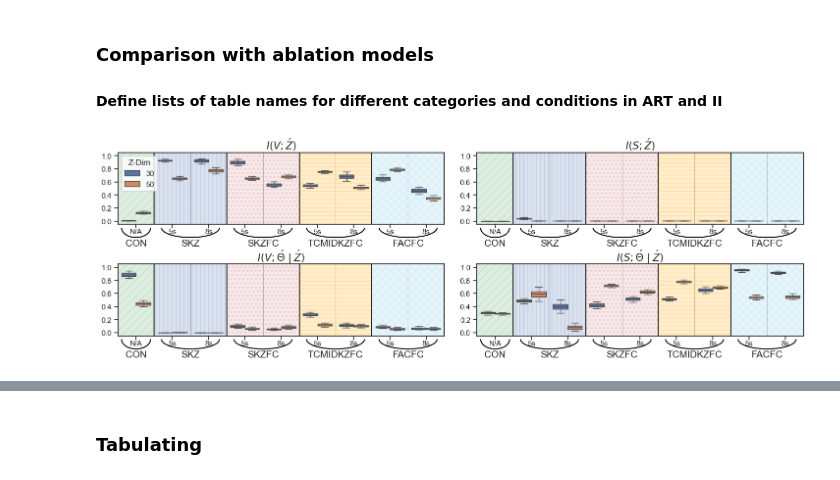
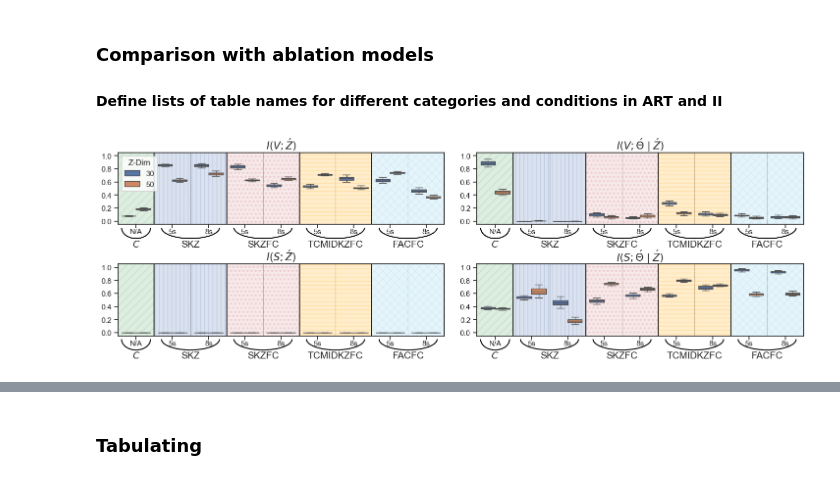
Before and after one commit to JunetaeKim/VABAM, a Jupyter notebook: VisualizationMetrics.ipynb, the cells around one changed output, grey strips where cells are left out. Cells and saved outputs as stored; diff of their text form; code cells hidden in the pictures.

```diff
--- a/VisualizationMetrics.ipynb
+++ b/VisualizationMetrics.ipynb
@@ -134,8 +134,14 @@ AnaltableSet['MetricNew'] = AnaltableSet['Metrics'].str.replace(r'\(\w+\)\s*', '
 MetricRename2 = {'I(V;Z)' : '$I(V;Z)$', 'MAPE' : '$MAPE$', 'FQI':'$FQI$', '$I(V; \\acute{Z} \\mid Z)$':'$I(V; \\acute{Z} \\mid Z)$' }
 AnaltableSet['MetricNew'] = AnaltableSet['MetricNew'].map(MetricRename2)
 
-AnaltableSet['Values'] = AnaltableSet.groupby('Metrics')['Values'].transform(lambda x: (x - x.min()) / (x.max() - x.min()))
+
+# For normalization
+AnaltableSet['MetricsNorm'] = AnaltableSet['Metrics']
+AnaltableSet.loc[AnaltableSet['Metrics'].isin(['(i) I(V;Z)', '(ii) $I(V; \\acute{Z} \\mid Z)$']), 'MetricsNorm'] = '$I(V; \\acute{Z} , Z)$'
+AnaltableSet['Values'] = AnaltableSet.groupby('MetricsNorm')['Values'].transform(lambda x: (x - x.min()) / (x.max() - x.min()))
+#AnaltableSet['Values'] = AnaltableSet.groupby('Metrics')['Values'].transform(lambda x: (x - x.min()) / (x.max() - x.min()))
 metrics_categories = ['$MAPE$','$FQI$', '$I(V;Z)$', '$I(V; \\acute{Z} \\mid Z)$']
+
 
 # Rename models in the analysis table set and update the table list
 AnaltableSet['Z-Dim'] = AnaltableSet['Model'].apply(extract_dimension)
@@ -170,7 +176,7 @@ sns.set(style="ticks")
 
 # Create 2x2 subplots for each metric category
 fig, axes = plt.subplots(2, 2, figsize=(18, 5.5))  # Adjust the figure size as needed
-axes = axes.flatten(order='F')  # Flatten the 2D array of axes into 1D for easy iteration
+axes = axes.flatten(order='C')  # Flatten the 2D array of axes into 1D for easy iteration
 
 PlotIdx = 0
 # Plotting logic for each subplot
@@ -217,13 +223,13 @@ for i, metric in enumerate(metrics_categories):
         y_offset = -0.15
 
     # Add underbraces with the function
-    add_underbrace(ax, 0, 'Beta', width=0.8, height=0.2 ,y_offset=y_offset)
-    add_underbrace(ax, 1., 'CON', width=0.8, height=0.2 ,y_offset=y_offset)
+    add_underbrace(ax, 0, '$B$', width=0.8, height=0.2 ,y_offset=y_offset)
+    add_underbrace(ax, 1., '$C$', width=0.8, height=0.2 ,y_offset=y_offset)
     add_underbrace(ax, 2.5, 'SKZ', width=1.6, height=0.2 ,y_offset=y_offset)
     add_underbrace(ax, 4.5, 'SKZFC', width=1.6, height=0.2 ,y_offset=y_offset)
-    add_underbrace(ax, 6., 'TC', width=0.8, height=0.2 ,y_offset=y_offset)
+    add_underbrace(ax, 6., '$TC$', width=0.8, height=0.2 ,y_offset=y_offset)
     add_underbrace(ax, 7.5, 'TCMIDKZFC', width=1.6, height=0.2 ,y_offset=y_offset)
-    add_underbrace(ax, 9., 'FAC', width=0.8, height=0.2 ,y_offset=y_offset)
+    add_underbrace(ax, 9., '$FAC$', width=0.8, height=0.2 ,y_offset=y_offset)
     add_underbrace(ax, 10.5, 'FACFC', width=1.6, height=0.2 ,y_offset=y_offset)
 
     ax.set_title(metric , fontsize=15, pad=5)
@@ -314,7 +320,12 @@ TabList_ART = ['ConVAE_ART_30', 'ConVAE_ART_50',   'SKZ_ART_30_500','SKZ_ART_30_
 AnalTabList = TabList_II  # TabList_ART   TabList_II
 AnalMItableSet =  MItableSet[(MItableSet['Model'].isin(AnalTabList))].reset_index(drop=True)
 AnalMItableSet['MetricNew'] = AnalMItableSet['Metrics'].str.replace(r'\(\w+\)\s*', '', regex=True)  # Extract new metric names
-AnalMItableSet['Values'] = AnalMItableSet.groupby('Metrics')['Values'].transform(lambda x: (x - x.min()) / (x.max() - x.min()))
+
+
+AnalMItableSet['MetricsNorm'] = AnalMItableSet['Metrics']
+AnalMItableSet.loc[AnalMItableSet['Metrics'].isin(['(vi) $I(S;\\acute{\\Theta} \\mid \\acute{Z})$', '(v) $I(S;\\acute{Z})$']), 'MetricsNorm'] = '$I(S;\\acute{\\Theta} , \\acute{Z})$'
+AnalMItableSet.loc[AnalMItableSet['Metrics'].isin(['(iv) $I(V;\\acute{\\Theta} \\mid \\acute{Z})$', '(iii) $I(V;\\acute{Z})$']), 'MetricsNorm'] = '$I(V;\\acute{\\Theta} , \\acute{Z})$'
+AnalMItableSet['Values'] = AnalMItableSet.groupby('MetricsNorm')['Values'].transform(lambda x: (x - x.min()) / (x.max() - x.min()))
 metrics_categories = AnalMItableSet['MetricNew'].unique()[2:]
 
 # Rename models in the analysis table set and update the table list
@@ -351,7 +362,7 @@ sns.set(style="ticks")
 
 # Create a 3x2 subplot structure
 fig, axes = plt.subplots(2, 2, figsize=(18, 5.5))
-axes = axes.flatten(order='F')
+axes = axes.flatten(order='C')
 
 PlotIdx = 0
 # Generate violin plots for each 'Metrics'
@@ -383,11 +394,11 @@ for ax, metric in zip(axes, metrics_categories):
 
     y_offset = - 0.1
     # Add underbraces with the function
-    add_underbrace(ax, 0, 'CON', width=0.8, height=0.3 ,y_offset=y_offset)
-    add_underbrace(ax, 1.5, 'SKZ', width=1.6, height=0.3 ,y_offset=y_offset)
-    add_underbrace(ax, 3.5 , 'SKZFC', width=1.6, height=0.3 ,y_offset=y_offset)
-    add_underbrace(ax, 5.5, 'TCMIDKZFC', width=1.6, height=0.3 ,y_offset=y_offset)
-    add_underbrace(ax, 7.5, 'FACFC', width=1.6, height=0.3 ,y_offset=y_offset)
+    add_underbrace(ax, 0, '$C$', width=0.8, height=0.33 ,y_offset=y_offset)
+    add_underbrace(ax, 1.5, 'SKZ', width=1.6, height=0.33 ,y_offset=y_offset)
+    add_underbrace(ax, 3.5 , 'SKZFC', width=1.6, height=0.33 ,y_offset=y_offset)
+    add_underbrace(ax, 5.5, 'TCMIDKZFC', width=1.6, height=0.33 ,y_offset=y_offset)
+    add_underbrace(ax, 7.5, 'FACFC', width=1.6, height=0.33 ,y_offset=y_offset)
 
 
 
@@ -415,31 +426,31 @@ for ax, metric in zip(axes, metrics_categories):
 
     ax.set_title(metric , fontsize=15, pad=5)
     ax.set_xlabel('')
     ax.set_ylabel('')
     ax.set_xticks(range(NumModels))
     #ax.set_xticklabels([DictModelLabel[model] for model in unique_models_subset])
     ax.set_xticklabels('')
 
     ax.set_ylim([-0.05 , 1.05])
     ax.set_yticks([0, 0.2, 0.4, 0.6, 0.8, 1])
 
 
 
     PlotIdx += 1
 
 #plt.tight_layout()
 # Adjust subplot parameters to give specified padding
 plt.subplots_adjust(bottom=0.2, wspace=0.1, hspace=0.55)
 # Prepare and sort labels
 sorted_labels = sorted(DictModelLabel.items(), key=lambda x: x[1])
 
 CompLen = AnalMItableSet['Model'][0][-3:]
 if 'ART' in AnalMItableSet['Model'][0]:
     plt.savefig('./EvalResults/Figures/Metric_ART2.png', bbox_inches='tight')
 else:
     plt.savefig('./EvalResults/Figures/Metric_II2.png', bbox_inches='tight')
 
 # Display the plot
 plt.show()
 # %% [output]
-[figure, old version]
+[figure, new version]
```
Also changed, not shown: parts of 6 cells of this notebook, 1 other file.
